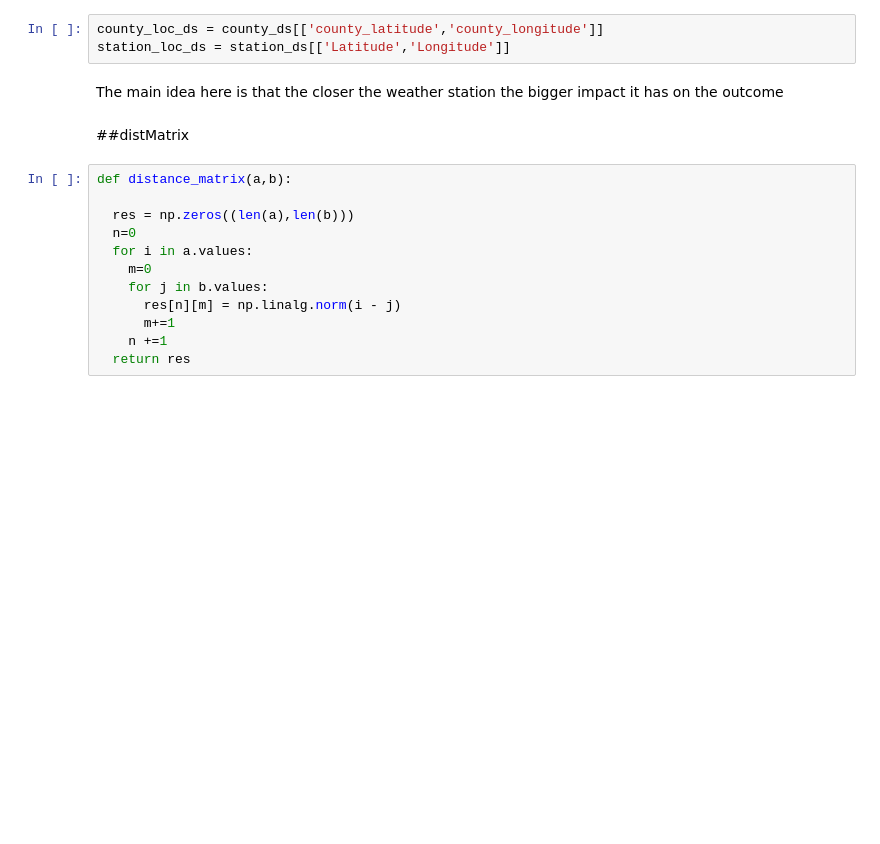
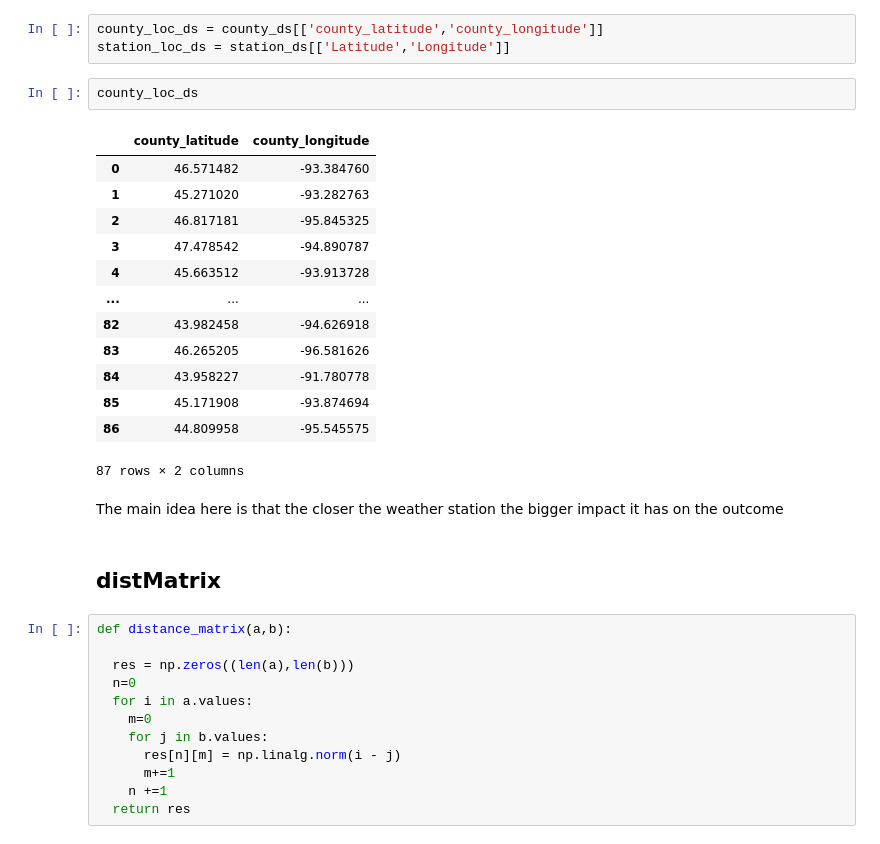
Before and after one commit to danFjs/QuantCh, a Jupyter notebook: JOebiden.ipynb, the cells around one changed output. Cells and saved outputs as stored; diff of their text form; blank space fills up the shorter version.

```diff
--- a/JOebiden.ipynb
+++ b/JOebiden.ipynb
@@ -376,10 +389,26 @@ station_ds = pd.read_csv("weather/Minnesota Station location list.csv")
 # %%
 county_loc_ds = county_ds[['county_latitude','county_longitude']]
 station_loc_ds = station_ds[['Latitude','Longitude']]
+# %%
+county_loc_ds
+# %% [output]
+|  | county_latitude | county_longitude |
+| 0 | 46.571482 | -93.384760 |
+| 1 | 45.271020 | -93.282763 |
+| 2 | 46.817181 | -95.845325 |
+| 3 | 47.478542 | -94.890787 |
+| 4 | 45.663512 | -93.913728 |
+| ... | ... | ... |
+| 82 | 43.982458 | -94.626918 |
+| 83 | 46.265205 | -96.581626 |
+| 84 | 43.958227 | -91.780778 |
+| 85 | 45.171908 | -93.874694 |
+| 86 | 44.809958 | -95.545575 |
+87 rows × 2 columns
 # %% [markdown]
 The main idea here is that the closer the weather station the bigger impact it has on the outcome
 # %% [markdown]
-##distMatrix
+## distMatrix
 # %%
 def distance_matrix(a,b):
 
```
Also changed, not shown: parts of 60 cells of this notebook.
